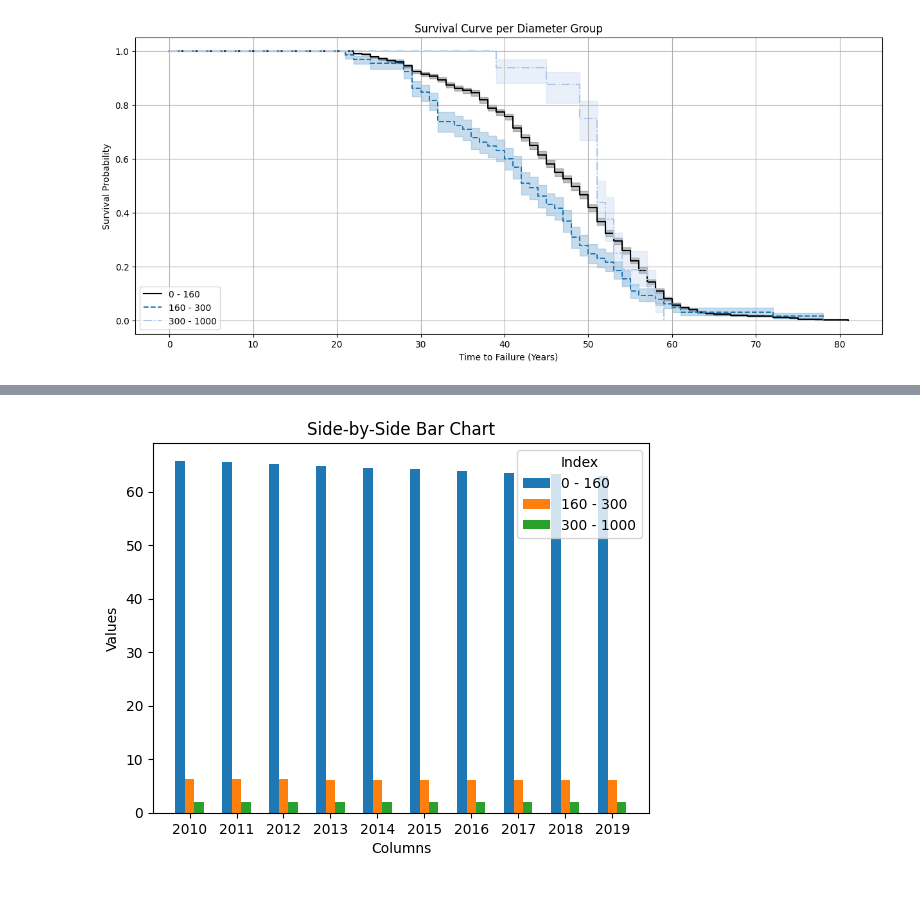
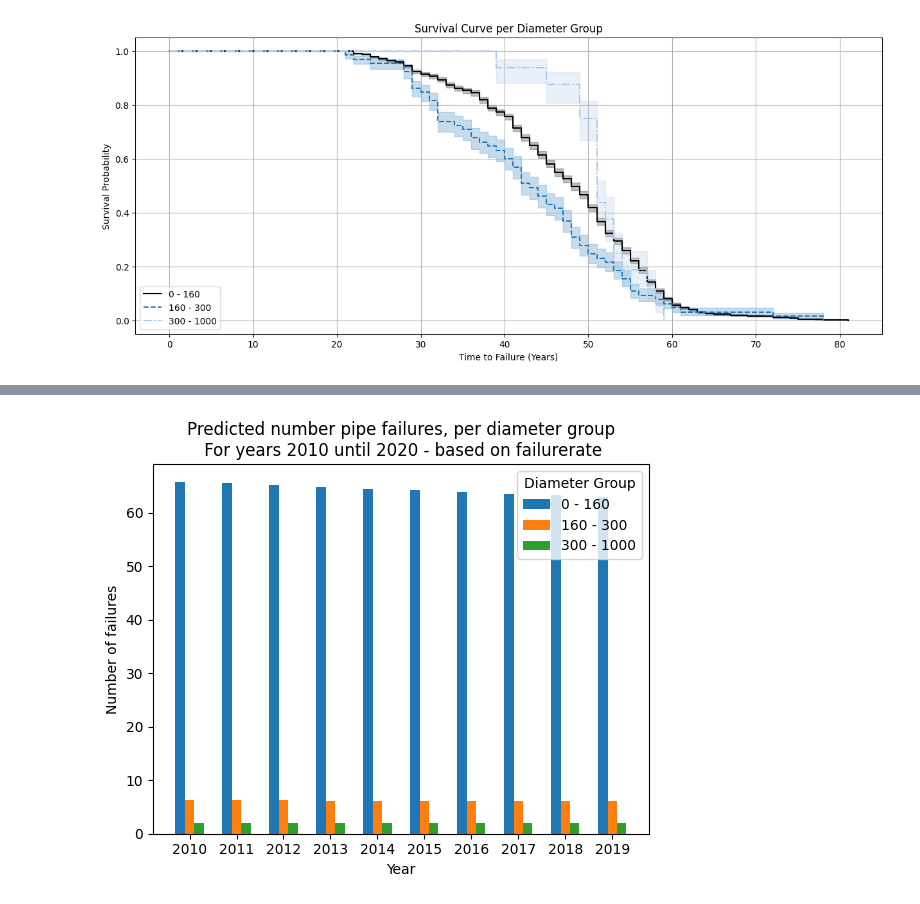
Before and after one commit to jipsteiger/ENVM1601, a Jupyter notebook: Failure_modelling/simple_model.ipynb, the cells around one changed output, grey strips where cells are left out. Drawn from its saved outputs; the diff is of its cells as text; code cells hidden in the pictures.

```diff
--- a/Failure_modelling/simple_model.ipynb
+++ b/Failure_modelling/simple_model.ipynb
@@ -160,35 +176,35 @@ for year in range(2010, 2020):
 df = failures
 
 # Number of bars per group
 n_bars = len(df.columns)
 # Number of groups (original columns)
 n_groups = len(df.index)
 
 # Create a figure and an axis
 fig, ax = plt.subplots()
 
 # Bar width
 bar_width = 0.2
 
 # Positions of the groups on the x-axis
 indices = np.arange(n_groups)
 
 # Plotting the bars
 for i, column in enumerate(df.columns):
     bar_positions = indices + i * bar_width
     ax.bar(bar_positions, df[column], bar_width, label=column)
 
 # Set the position of the x ticks
 ax.set_xticks(indices + bar_width * (n_bars - 1) / 2)
 ax.set_xticklabels(df.index)
 
 # Adding labels and title
-ax.set_xlabel('Columns')
-ax.set_ylabel('Values')
-ax.set_title('Side-by-Side Bar Chart')
-ax.legend(title='Index')
+ax.set_xlabel('Year')
+ax.set_ylabel('Number of failures')
+ax.set_title('Predicted number pipe failures, per diameter group\n For years 2010 until 2020 - based on failurerate')
+ax.legend(title='Diameter Group')
 
 # Show the plot
 plt.show()
 # %% [output]
-[figure, old version]
+[figure, new version]
```
Also changed, not shown: parts of 4 cells of this notebook, 2 other files.
